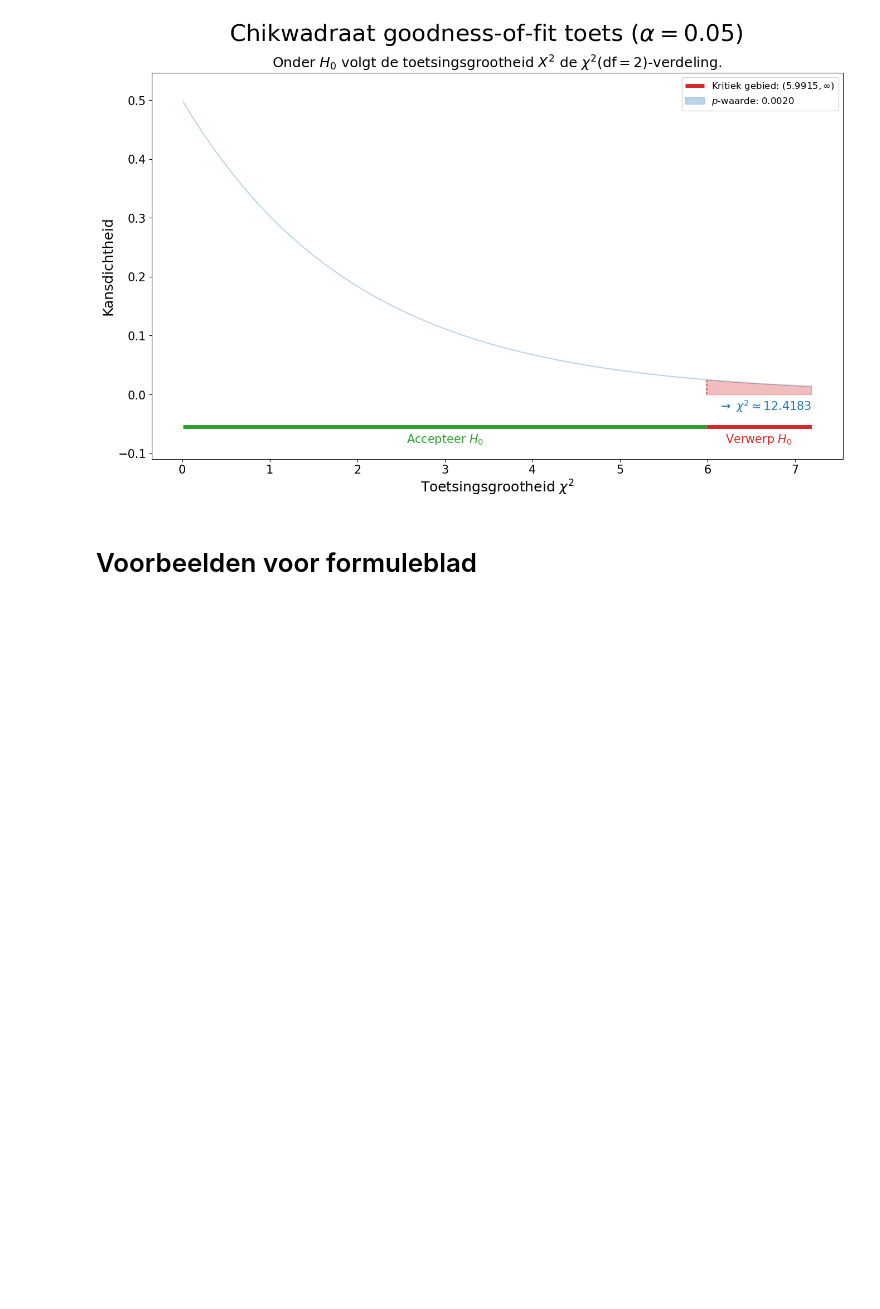
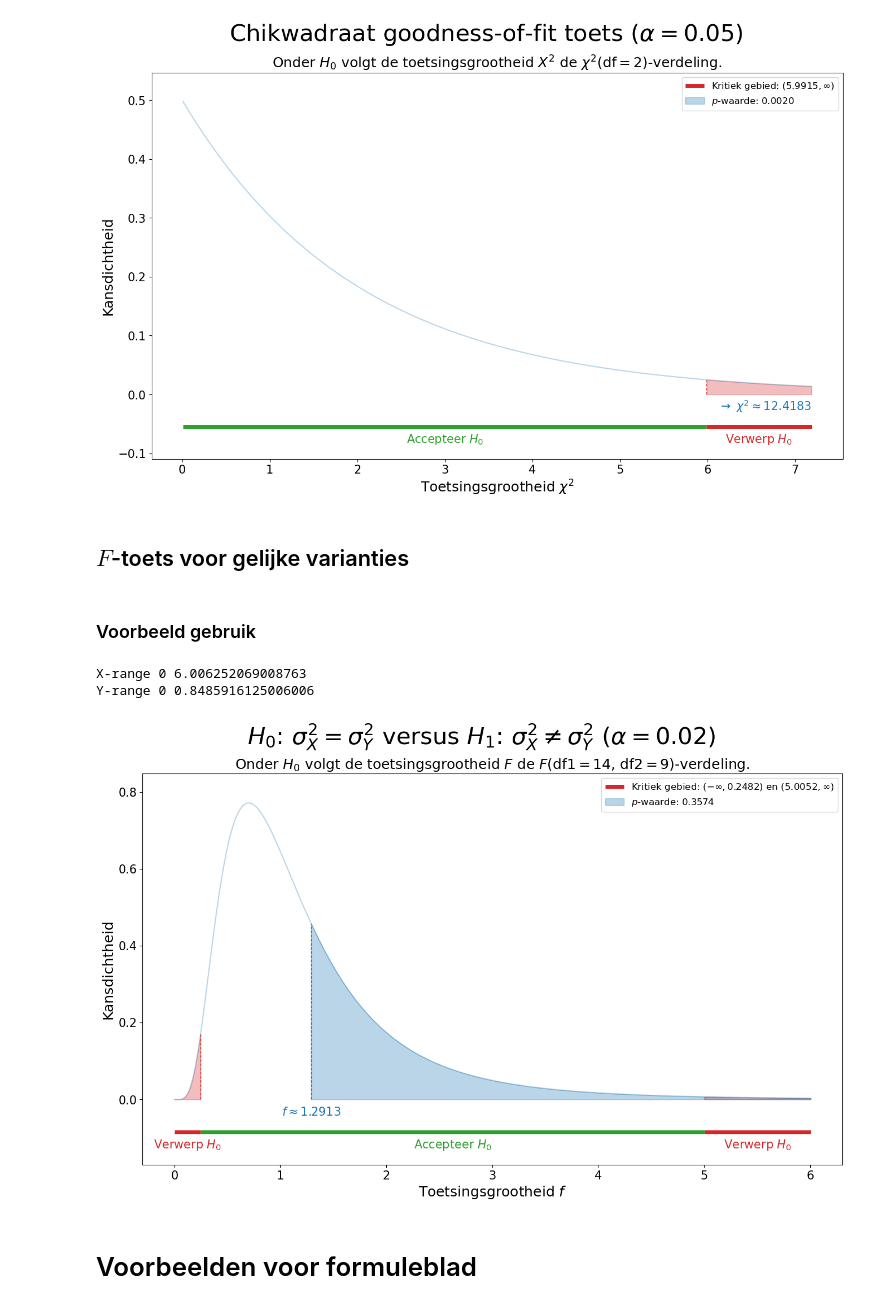
Before and after one commit to DBlom96/Statistiek, a Jupyter notebook: Python/statistics_utils/notebooks/hypothesis_testing.ipynb, the cells around one changed output. Cells and saved outputs as stored; diff of their text form; code cells hidden in the pictures; blank space fills up the shorter version.

```diff
--- a/Python/statistics_utils/notebooks/hypothesis_testing.ipynb
+++ b/Python/statistics_utils/notebooks/hypothesis_testing.ipynb
@@ -357,6 +357,26 @@ plot_hypothesis_chi2(alpha=0.05, test_statistic=test_statistic, filename="chi2-g
 X-range 0.01 7.189757456529574
 Y-range 0 0.5472568635559754
 [figure]
+# %% [markdown]
+## $F$-toets voor gelijke varianties
+# %% [markdown]
+### Voorbeeld gebruik
+# %%
+sample_size_1 = 15
+sample_size_2 = 10
+sample_std_1 = 2.5
+sample_std_2 = 2.2
+sample_mean_1 = 18.2
+sample_mean_2 = 15.7
+
+f_params = {"dfn": sample_size_1 - 1, "dfd": sample_size_2 - 1}
+test_statistic = (sample_std_1 ** 2) / (sample_std_2 ** 2)
+
+plot_hypothesis_f(alpha=0.02, test_statistic=test_statistic, filename="f-test.png", **f_params)
+# %% [output]
+X-range 0 6.006252069008763
+Y-range 0 0.8485916125006006
+[figure, added]
 # %% [markdown]
 # Voorbeelden voor formuleblad
 # %% [markdown]
```
Also changed, not shown: 2 other files.
